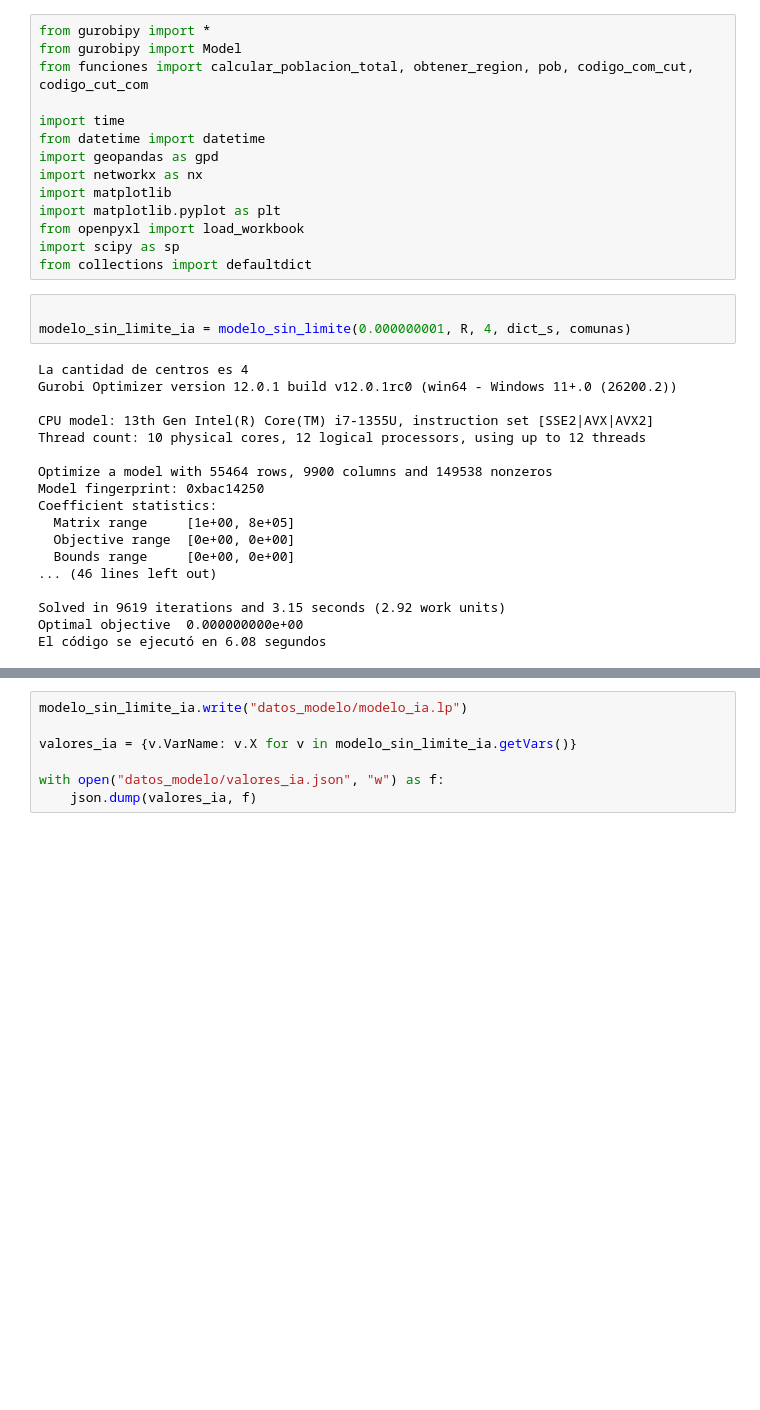
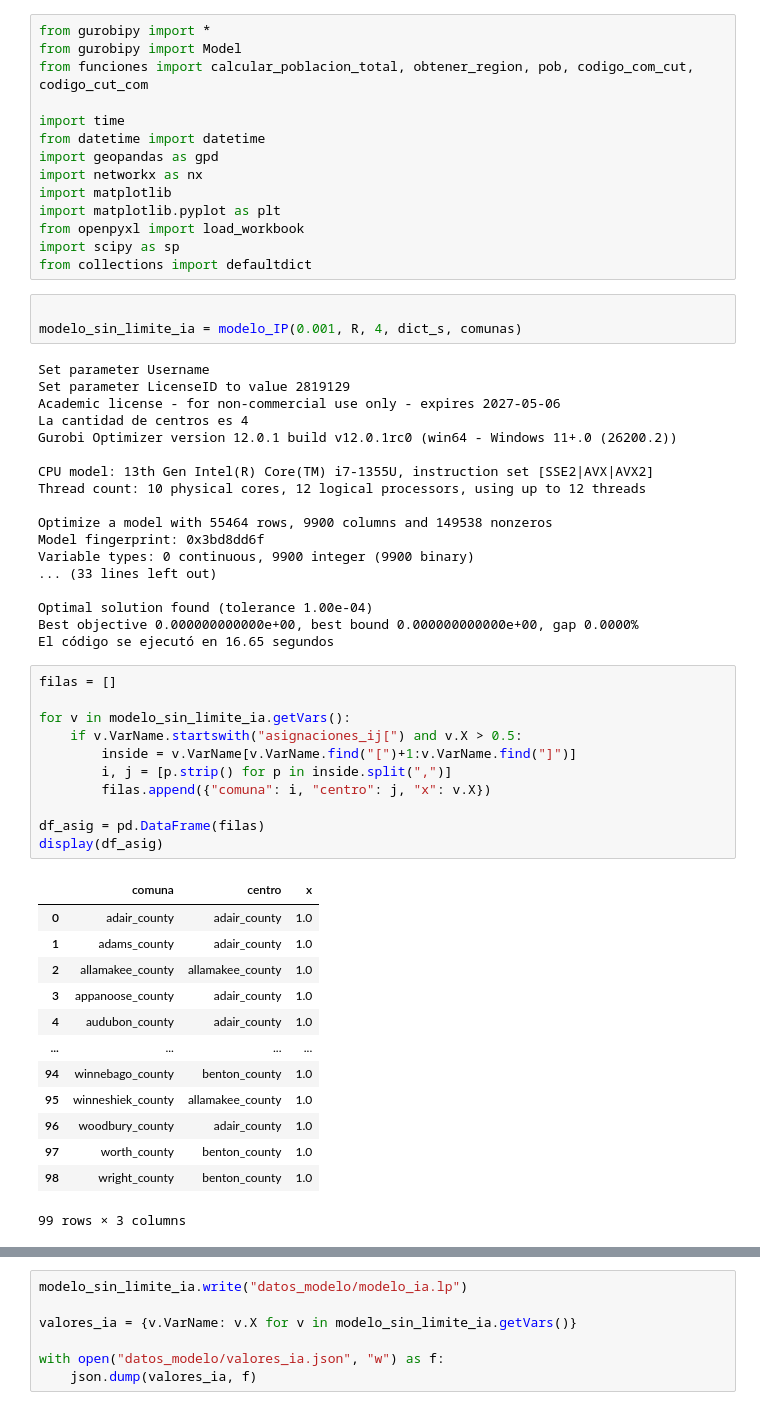
Before and after one commit to Andresdiazdcd/Tesis, a Jupyter notebook: Códigos/main_eeuu.ipynb, the cells around one changed output, grey strips where cells are left out. Drawn from its saved outputs; the diff is of its cells as text; blank space fills up the shorter version.

```diff
--- a/Códigos/main_eeuu.ipynb
+++ b/Códigos/main_eeuu.ipynb
@@ -82,8 +82,11 @@ import scipy as sp
 from collections import defaultdict
 # %%
 
-modelo_sin_limite_ia = modelo_sin_limite(0.000000001, R, 4, dict_s, comunas)
+modelo_sin_limite_ia = modelo_IP(0.001, R, 4, dict_s, comunas)
 # %% [output]
+Set parameter Username
+Set parameter LicenseID to value 2819129
+Academic license - for non-commercial use only - expires 2027-05-06
 La cantidad de centros es 4
 Gurobi Optimizer version 12.0.1 build v12.0.1rc0 (win64 - Windows 11+.0 (26200.2))
 
@@ -91,13 +94,35 @@ CPU model: 13th Gen Intel(R) Core(TM) i7-1355U, instruction set [SSE2|AVX|AVX2]
 Thread count: 10 physical cores, 12 logical processors, using up to 12 threads
 
 Optimize a model with 55464 rows, 9900 columns and 149538 nonzeros
-Model fingerprint: 0xbac14250
-Coefficient statistics:
-  Matrix range     [1e+00, 8e+05]
-  Objective range  [0e+00, 0e+00]
-  Bounds range     [0e+00, 0e+00]
-... (46 lines left out)
+Model fingerprint: 0x3bd8dd6f
+Variable types: 0 continuous, 9900 integer (9900 binary)
+... (33 lines left out)
 
-Solved in 9619 iterations and 3.15 seconds (2.92 work units)
-Optimal objective  0.000000000e+00
-El código se ejecutó en 6.08 segundos
+Optimal solution found (tolerance 1.00e-04)
+Best objective 0.000000000000e+00, best bound 0.000000000000e+00, gap 0.0000%
+El código se ejecutó en 16.65 segundos
+# %%
+filas = []
+
+for v in modelo_sin_limite_ia.getVars():
+    if v.VarName.startswith("asignaciones_ij[") and v.X > 0.5:
+        inside = v.VarName[v.VarName.find("[")+1:v.VarName.find("]")]
+        i, j = [p.strip() for p in inside.split(",")]
+        filas.append({"comuna": i, "centro": j, "x": v.X})
+
+df_asig = pd.DataFrame(filas)
+display(df_asig)
+# %% [output]
+|  | comuna | centro | x |
+| 0 | adair_county | adair_county | 1.0 |
+| 1 | adams_county | adair_county | 1.0 |
+| 2 | allamakee_county | allamakee_county | 1.0 |
+| 3 | appanoose_county | adair_county | 1.0 |
+| 4 | audubon_county | adair_county | 1.0 |
+| ... | ... | ... | ... |
+| 94 | winnebago_county | benton_county | 1.0 |
+| 95 | winneshiek_county | allamakee_county | 1.0 |
+| 96 | woodbury_county | adair_county | 1.0 |
+| 97 | worth_county | benton_county | 1.0 |
+| 98 | wright_county | benton_county | 1.0 |
+99 rows × 3 columns
```
Also changed, not shown: parts of 9 cells of this notebook, 15 other files.
